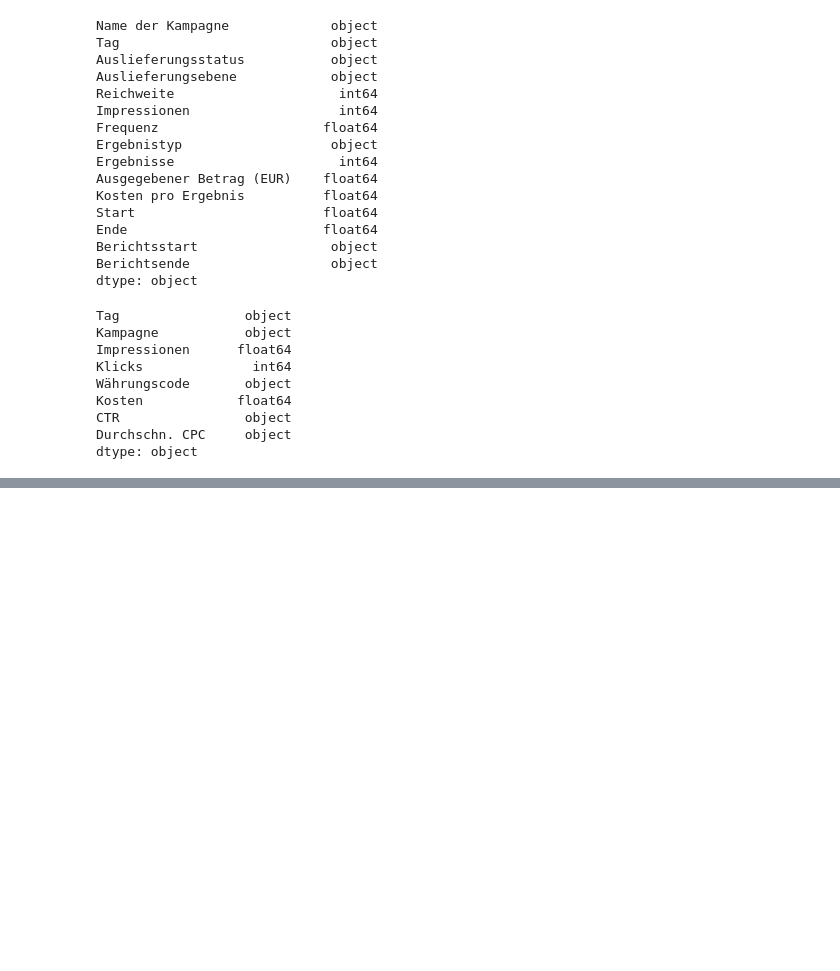
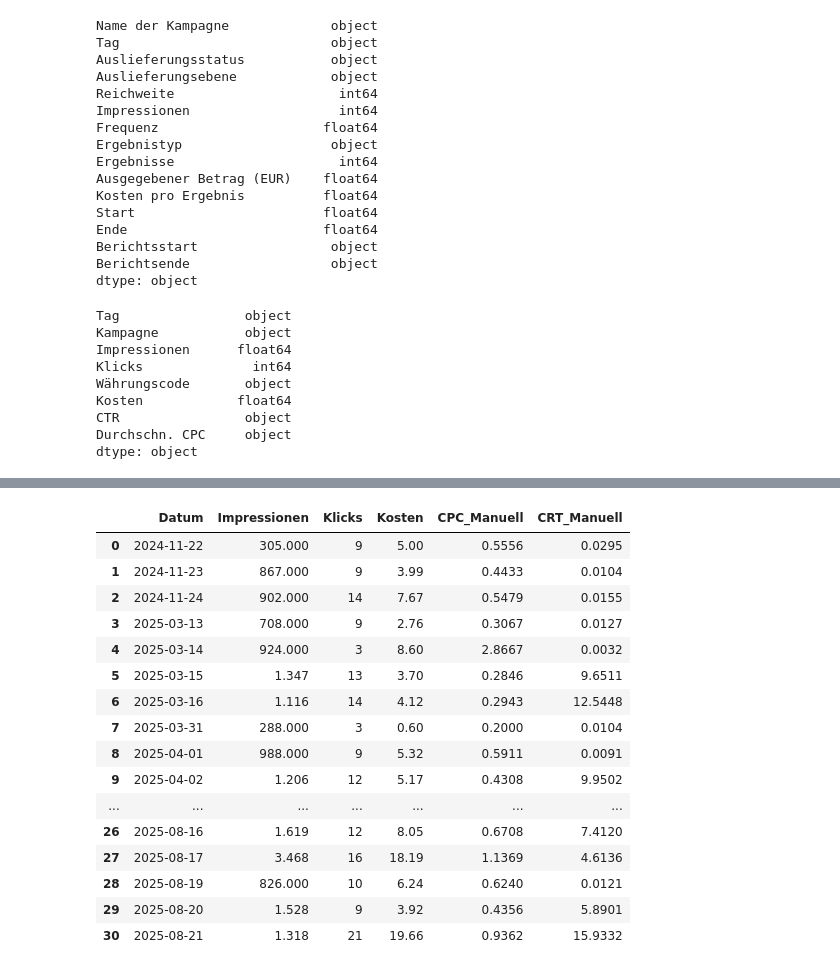
Before and after one commit to nevsglueckauf/wq, a Jupyter notebook: Eda/Python/Ads.ipynb, the cells around one changed output, grey strips where cells are left out. Cells and saved outputs as stored; diff of their text form; code cells hidden in the pictures; blank space fills up the shorter version.

```diff
--- a/Eda/Python/Ads.ipynb
+++ b/Eda/Python/Ads.ipynb
@@ -59,0 +87,28 @@ alpha.to_csv("../../Data/Sanitized/Alpha_s.csv", index=False)
+# %%
+alpha['CRT_Manuell'] = round(alpha['Klicks']/alpha['Impressionen'], 4)
+alpha['CPC_Manuell'] = round(alpha['Kosten']/alpha['Klicks'], 4)
+
+#alpha
+alpha.head()
+# 	Tag	Kampagne
+alpha_4agg = alpha[['Datum', 'Impressionen',	'Klicks','Kosten', 'CPC_Manuell', 'CRT_Manuell']]
+alpha_4agg['Provider'] = 'Alpha'
+alpha_4agg.to_csv("../../Data/Sanitized/Alpha_agg.csv", index=False)
+# %% [output]
+|  | Datum | Impressionen | Klicks | Kosten | CPC_Manuell | CRT_Manuell |
+| 0 | 2024-11-22 | 305.000 | 9 | 5.00 | 0.5556 | 0.0295 |
+| 1 | 2024-11-23 | 867.000 | 9 | 3.99 | 0.4433 | 0.0104 |
+| 2 | 2024-11-24 | 902.000 | 14 | 7.67 | 0.5479 | 0.0155 |
+| 3 | 2025-03-13 | 708.000 | 9 | 2.76 | 0.3067 | 0.0127 |
+| 4 | 2025-03-14 | 924.000 | 3 | 8.60 | 2.8667 | 0.0032 |
+| 5 | 2025-03-15 | 1.347 | 13 | 3.70 | 0.2846 | 9.6511 |
+| 6 | 2025-03-16 | 1.116 | 14 | 4.12 | 0.2943 | 12.5448 |
+| 7 | 2025-03-31 | 288.000 | 3 | 0.60 | 0.2000 | 0.0104 |
+| 8 | 2025-04-01 | 988.000 | 9 | 5.32 | 0.5911 | 0.0091 |
+| 9 | 2025-04-02 | 1.206 | 12 | 5.17 | 0.4308 | 9.9502 |
+| ... | ... | ... | ... | ... | ... | ... |
+| 26 | 2025-08-16 | 1.619 | 12 | 8.05 | 0.6708 | 7.4120 |
+| 27 | 2025-08-17 | 3.468 | 16 | 18.19 | 1.1369 | 4.6136 |
+| 28 | 2025-08-19 | 826.000 | 10 | 6.24 | 0.6240 | 0.0121 |
+| 29 | 2025-08-20 | 1.528 | 9 | 3.92 | 0.4356 | 5.8901 |
+| 30 | 2025-08-21 | 1.318 | 21 | 19.66 | 0.9362 | 15.9332 |
```
Also changed, not shown: parts of 5 cells of this notebook, 8 other files.
